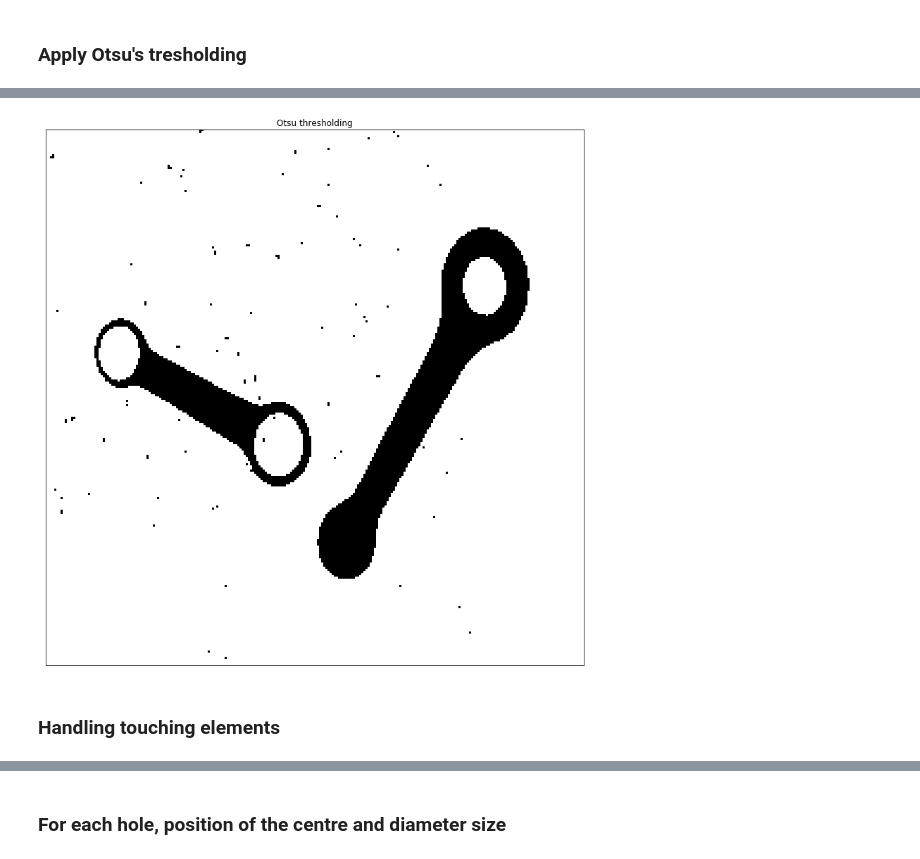
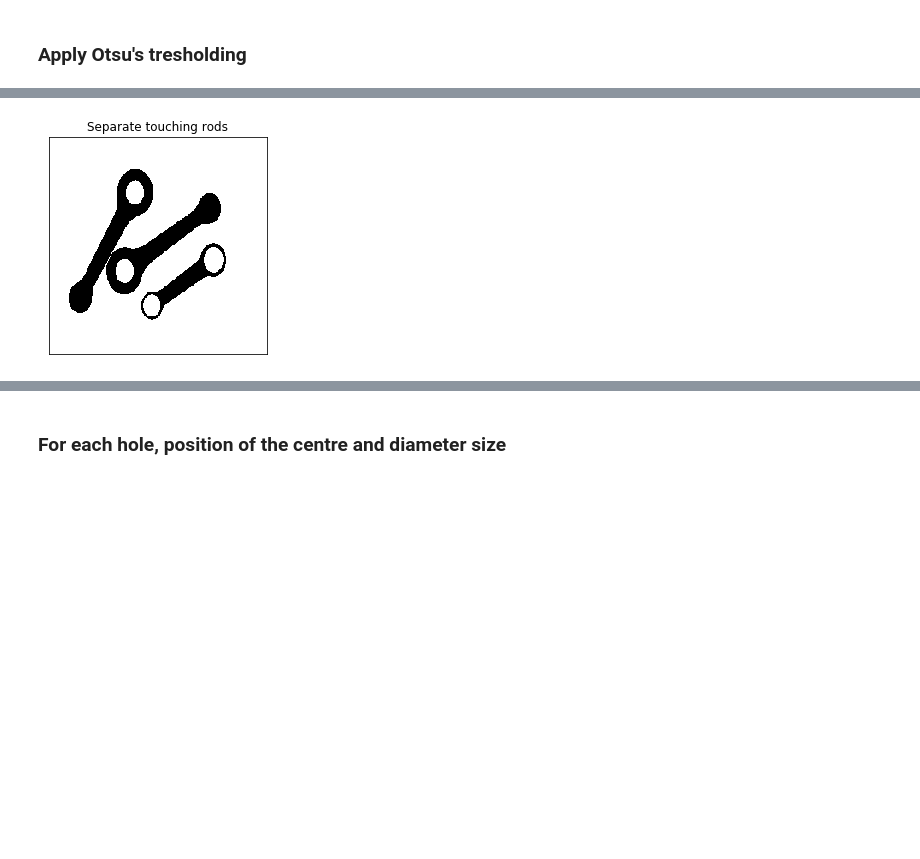
Before and after one commit to pptr3/connecting-rods, a Jupyter notebook: Connecting Rods.ipynb, the cells around one changed output, grey strips where cells are left out. Cells and saved outputs as stored; diff of their text form; code cells hidden in the pictures; blank space fills up the shorter version.

```diff
--- a/Connecting Rods.ipynb
+++ b/Connecting Rods.ipynb
@@ -17,7 +22,8 @@ def handle_touching_rods(imgf):
     if sepc != -1: # if there are touching rods, add them
         for i in range(len(contours[sepc])):
             if (contours[sepc][i][0][0] - 1 >= 0) and (contours[sepc][i][0][1] - 1 >= 0) and (contours[sepc][i][0][0] + 1 <= 255) and (contours[sepc][i][0][1] + 1 <= 255):
-                if int(img[contours[sepc][i][0][1] - 1, contours[sepc][i][0][0]]) + int(img[contours[sepc][i][0][1] - 1, contours[sepc][i][0][0] - 1]) + int(img[contours[sepc][i][0][1], contours[sepc][i][0][0] - 1]) + int(img[contours[sepc][i][0][1] + 1, contours[sepc][i][0][0] - 1]) + int(img[contours[sepc][i][0][1] + 1, contours[sepc][i][0][0]]) + int(img[contours[sepc][i][0][1] + 1, contours[sepc][i][0][0] + 1]) + int(img[contours[sepc][i][0][1], contours[sepc][i][0][0] + 1]) + int(img[contours[sepc][i][0][1] - 1, contours[sepc][i][0][0] + 1]) == 255 or int(img[contours[sepc][i][0][1] - 1, contours[sepc][i][0][0]]) + int(img[contours[sepc][i][0][1] - 1, contours[sepc][i][0][0] - 1]) + int(img[contours[sepc][i][0][1], contours[sepc][i][0][0] - 1]) + int(img[contours[sepc][i][0][1] + 1, contours[sepc][i][0][0] - 1]) + int(img[contours[sepc][i][0][1] + 1, contours[sepc][i][0][0]]) + int(img[contours[sepc][i][0][1] + 1, contours[sepc][i][0][0] + 1]) + int(img[contours[sepc][i][0][1], contours[sepc][i][0][0] + 1]) + int(img[contours[sepc][i][0][1] - 1, contours[sepc][i][0][0] + 1]) == 510:
+                octet = int(img[contours[sepc][i][0][1] - 1, contours[sepc][i][0][0]]) + int(img[contours[sepc][i][0][1] - 1, contours[sepc][i][0][0] - 1]) + int(img[contours[sepc][i][0][1], contours[sepc][i][0][0] - 1]) + int(img[contours[sepc][i][0][1] + 1, contours[sepc][i][0][0] - 1]) + int(img[contours[sepc][i][0][1] + 1, contours[sepc][i][0][0]]) + int(img[contours[sepc][i][0][1] + 1, contours[sepc][i][0][0] + 1]) + int(img[contours[sepc][i][0][1], contours[sepc][i][0][0] + 1]) + int(img[contours[sepc][i][0][1] - 1, contours[sepc][i][0][0] + 1])
+                if octet == 255 or octet == 510:
                     collision_points.append([contours[sepc][i], False])
 
     if len(collision_points) > 0:
@@ -47,7 +53,7 @@ import math
 
 plt.figure(figsize=(4,4))
 
-original_img = cv.imread('testImages/TESI98.BMP', 0)
+original_img = cv.imread('testImages/TESI50.BMP', 0)
 img = original_img.copy()
 plt.imshow(img, cmap='gray',vmin=0,vmax=255)
 plt.title('Original image'), plt.xticks([]), plt.yticks([])
@@ -69,11 +74,7 @@ plt.show()
 # %%
-#plt.figure(figsize=(14,14))
-#kernel = cv.getStructuringElement(cv.MORPH_ELLIPSE,(1,1))
-#dilated_image = cv.erode(otsu_img, kernel, iterations=1)
-#plt.imshow(dilated_image, cmap = 'gray')
-#plt.title('Otsu thresholding'), plt.xticks([]), plt.yticks([])
-#plt.show()
+separate_rods_img = handle_touching_rods(otsu_img)
+plt.imshow(separate_rods_img,cmap = 'gray')
+plt.title('Separate touching rods'), plt.xticks([]), plt.yticks([])
+plt.show()
 # %% [output]
-[figure, old version]
+[figure, new version]
-# %% [markdown]
-### Handling touching elements
```
Also changed, not shown: parts of 19 cells of this notebook.
